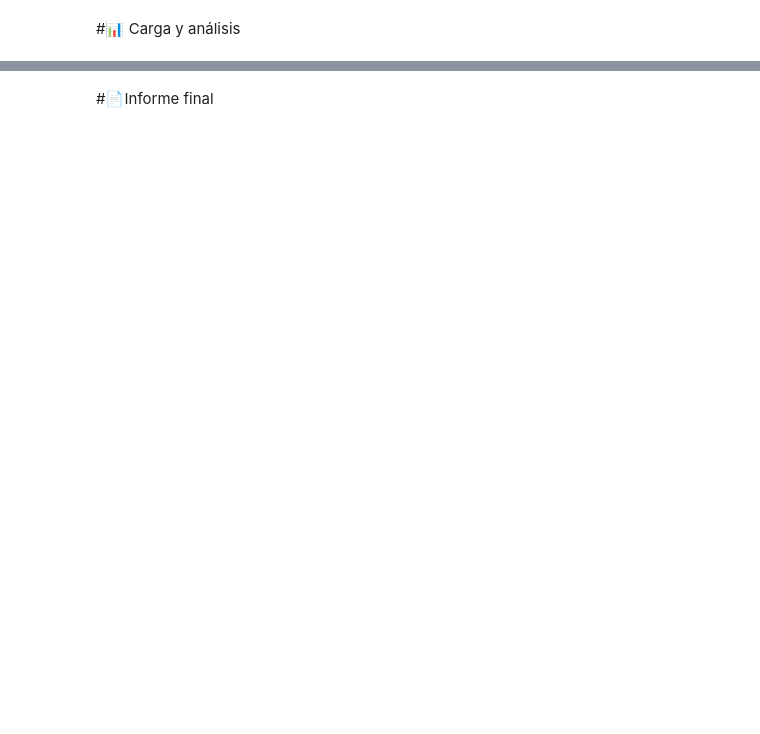
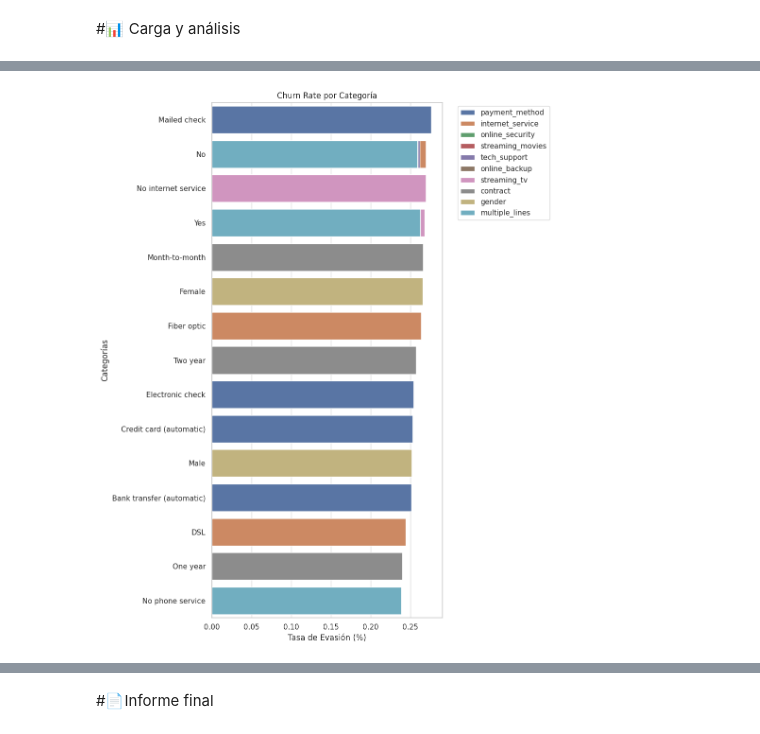
Before and after one commit to eduardo-mendiola/challenge-telecomx-alura, a Jupyter notebook: TelecomX_LATAM.ipynb, the cells around one changed output, grey strips where cells are left out. Saved outputs shown, nothing was run; the diff lists cells and outputs as text; code cells hidden in the pictures; blank space fills up the shorter version.

```diff
--- a/TelecomX_LATAM.ipynb
+++ b/TelecomX_LATAM.ipynb
@@ -26,0 +438,36 @@ Tu desafío será recopilar, procesar y analizar los datos, utilizando Python y
+# %%
+import pandas as pd
+import seaborn as sns
+import matplotlib.pyplot as plt
+
+# Asegurate de tener las columnas categóricas
+cat_cols = ['gender', 'contract', 'payment_method', 'internet_service',
+            'online_security', 'online_backup', 'tech_support',
+            'streaming_tv', 'streaming_movies', 'multiple_lines']
+
+# Almacenamos los churn rates en una lista
+churn_summary = []
+
+for col in cat_cols:
+    churn_rate = df.groupby(col)['churn'].mean().reset_index()
+    churn_rate['feature'] = col
+    churn_rate.columns = ['category', 'churn_rate', 'feature']
+    churn_summary.append(churn_rate)
+
+# Unimos todo en un solo DataFrame
+churn_plot_df = pd.concat(churn_summary)
+
+# Ordenamos por churn_rate
+churn_plot_df = churn_plot_df.sort_values(by='churn_rate', ascending=False)
+
+# Gráfico
+plt.figure(figsize=(10, 12))
+sns.barplot(data=churn_plot_df, y='category', x='churn_rate', hue='feature', dodge=False)
+plt.title('Churn Rate por Categoría')
+plt.xlabel('Tasa de Evasión (%)')
+plt.ylabel('Categorías')
+plt.legend(bbox_to_anchor=(1.05, 1), loc='upper left')
+plt.tight_layout()
+plt.show()
+# %% [output]
+[figure, added]
```
Also changed, not shown: parts of 43 cells of this notebook.
